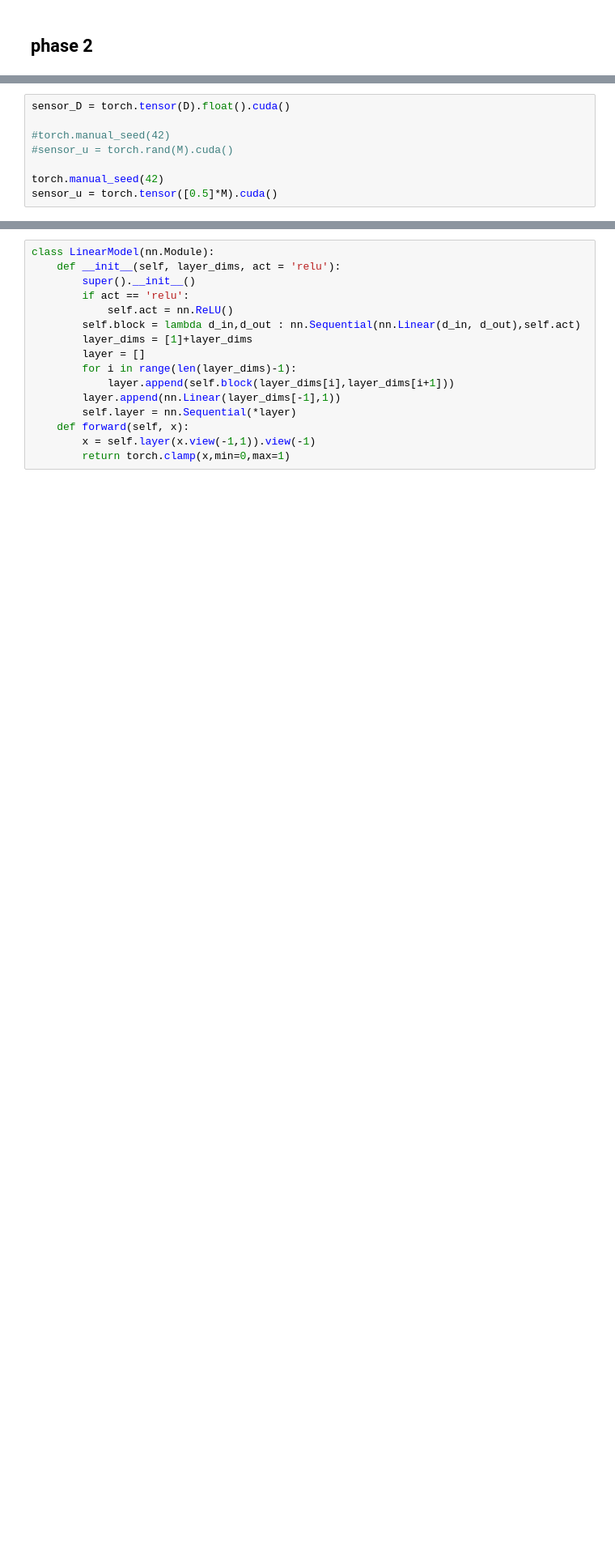
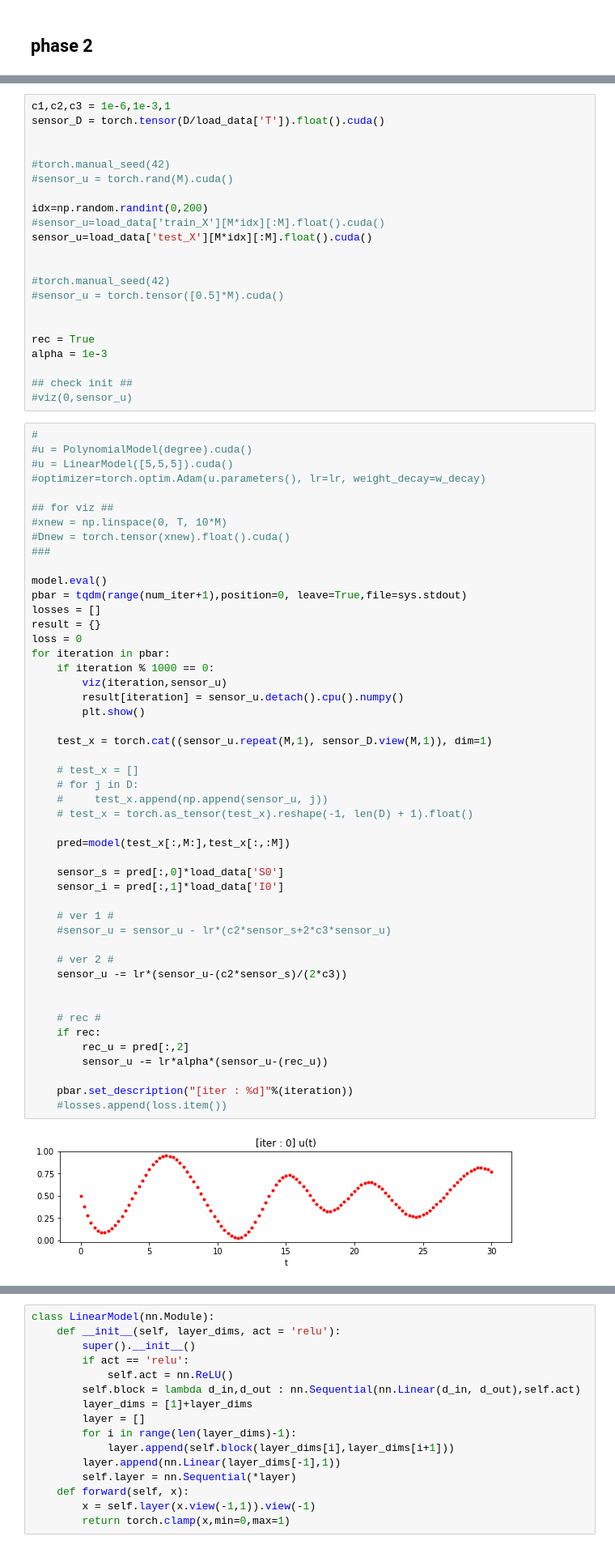
Before and after one commit to paststar/optimal_control, a Jupyter notebook: phase2.ipynb, the cells around one changed output, grey strips where cells are left out. Shown at 81% size. Cells and saved outputs as stored; diff of their text form; blank space fills up the shorter version.

```diff
--- a/phase2.ipynb
+++ b/phase2.ipynb
@@ -126,8 +182,72 @@ num_iter = 20000
 # %%
-sensor_D = torch.tensor(D).float().cuda()
+c1,c2,c3 = 1e-6,1e-3,1
+sensor_D = torch.tensor(D/load_data['T']).float().cuda()
+
 
 #torch.manual_seed(42)
 #sensor_u = torch.rand(M).cuda()
 
-torch.manual_seed(42)
-sensor_u = torch.tensor([0.5]*M).cuda()
+idx=np.random.randint(0,200)
+#sensor_u=load_data['train_X'][M*idx][:M].float().cuda()
+sensor_u=load_data['test_X'][M*idx][:M].float().cuda()
+
+
+#torch.manual_seed(42)
+#sensor_u = torch.tensor([0.5]*M).cuda()
+
+
+rec = True
+alpha = 1e-3
+
+## check init ##
+#viz(0,sensor_u)
+# %%
+#
+#u = PolynomialModel(degree).cuda()
+#u = LinearModel([5,5,5]).cuda()
+#optimizer=torch.optim.Adam(u.parameters(), lr=lr, weight_decay=w_decay)
+
+## for viz ##
+#xnew = np.linspace(0, T, 10*M)
+#Dnew = torch.tensor(xnew).float().cuda()
+###
+
+model.eval()
+pbar = tqdm(range(num_iter+1),position=0, leave=True,file=sys.stdout)
+losses = []
+result = {}
+loss = 0
+for iteration in pbar:
+    if iteration % 1000 == 0:
+        viz(iteration,sensor_u)
+        result[iteration] = sensor_u.detach().cpu().numpy()
+        plt.show()
+
+    test_x = torch.cat((sensor_u.repeat(M,1), sensor_D.view(M,1)), dim=1)
+
+    # test_x = []
+    # for j in D:
+    #     test_x.append(np.append(sensor_u, j))
+    # test_x = torch.as_tensor(test_x).reshape(-1, len(D) + 1).float()
+
+    pred=model(test_x[:,M:],test_x[:,:M])
+
+    sensor_s = pred[:,0]*load_data['S0']
+    sensor_i = pred[:,1]*load_data['I0']
+
+    # ver 1 #
+    #sensor_u = sensor_u - lr*(c2*sensor_s+2*c3*sensor_u)
+
+    # ver 2 #
+    sensor_u -= lr*(sensor_u-(c2*sensor_s)/(2*c3))
+
+
+    # rec #
+    if rec:
+        rec_u = pred[:,2]
+        sensor_u -= lr*alpha*(sensor_u-(rec_u))
+
+    pbar.set_description("[iter : %d]"%(iteration))
+    #losses.append(loss.item())
+# %% [output]
+[figure, added]
```
Also changed, not shown: parts of 23 cells of this notebook, 3 other files.
